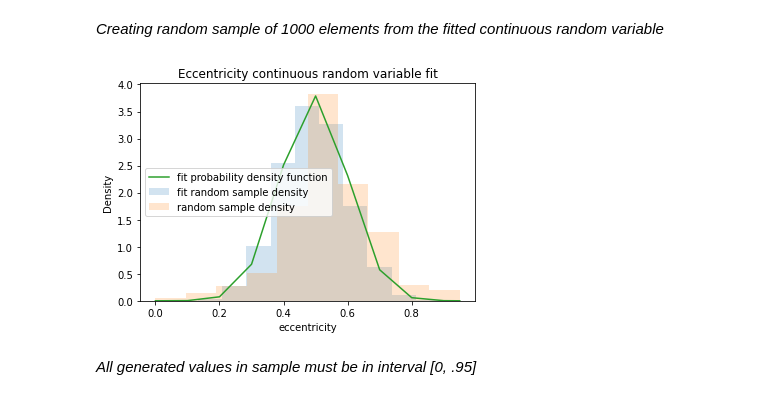
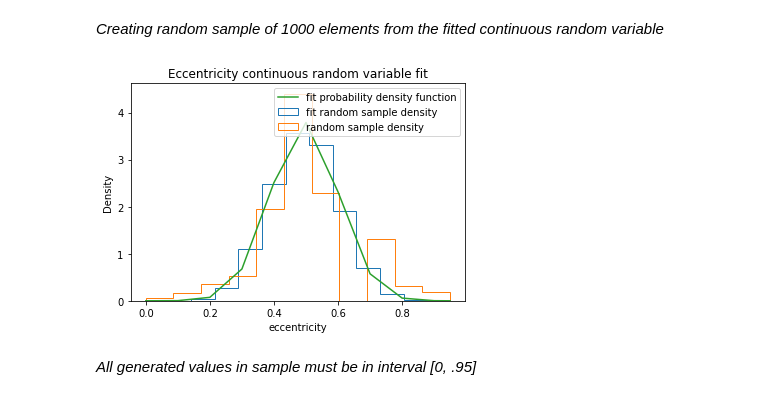
Before and after one commit to vialdj/gs4worldbuilding, a Jupyter notebook: notebooks/stellar_orbital_eccentricity.ipynb, the cells around one changed output. Saved outputs shown, nothing was run; the diff lists cells and outputs as text; code cells hidden in the pictures.

```diff
--- a/notebooks/stellar_orbital_eccentricity.ipynb
+++ b/notebooks/stellar_orbital_eccentricity.ipynb
@@ -28,7 +34,7 @@ df.p.sum()
 # %%
 from random import choices
 
-sample = choices(list(x), weights=list(y), k=10000)
+sample = choices(list(x), weights=list(y), k=1000)
 # %%
 import matplotlib.pyplot as plt
 
@@ -82,15 +88,15 @@ fit_sample = dist.rvs(size=10000)
 # %%
 _, ax = plt.subplots()
 ax.set_title(r"Eccentricity continuous random variable fit")
-ax.hist(fit_sample, density=True, histtype='stepfilled', alpha=0.2, label='fit random sample density')
-ax.hist(sample, density=True, histtype='stepfilled', alpha=0.2, label='random sample density')
+ax.hist(fit_sample, density=True, histtype='step', bins=len(x), label='fit random sample density')
+ax.hist(sample, density=True, histtype='step', bins=len(x), label='random sample density')
 ax.plot(x, y_pdf, '-', label='fit probability density function')
 ax.set_xlabel('eccentricity')
 ax.set_ylabel('Density')
 ax.legend()
 plt.show()
 # %% [output]
-[figure, old version]
+[figure, new version]
 # %% [markdown]
 *All generated values in sample must be in interval [0, .95]*
 # %%
```
Also changed, not shown: parts of 4 cells of this notebook, 3 other files.
